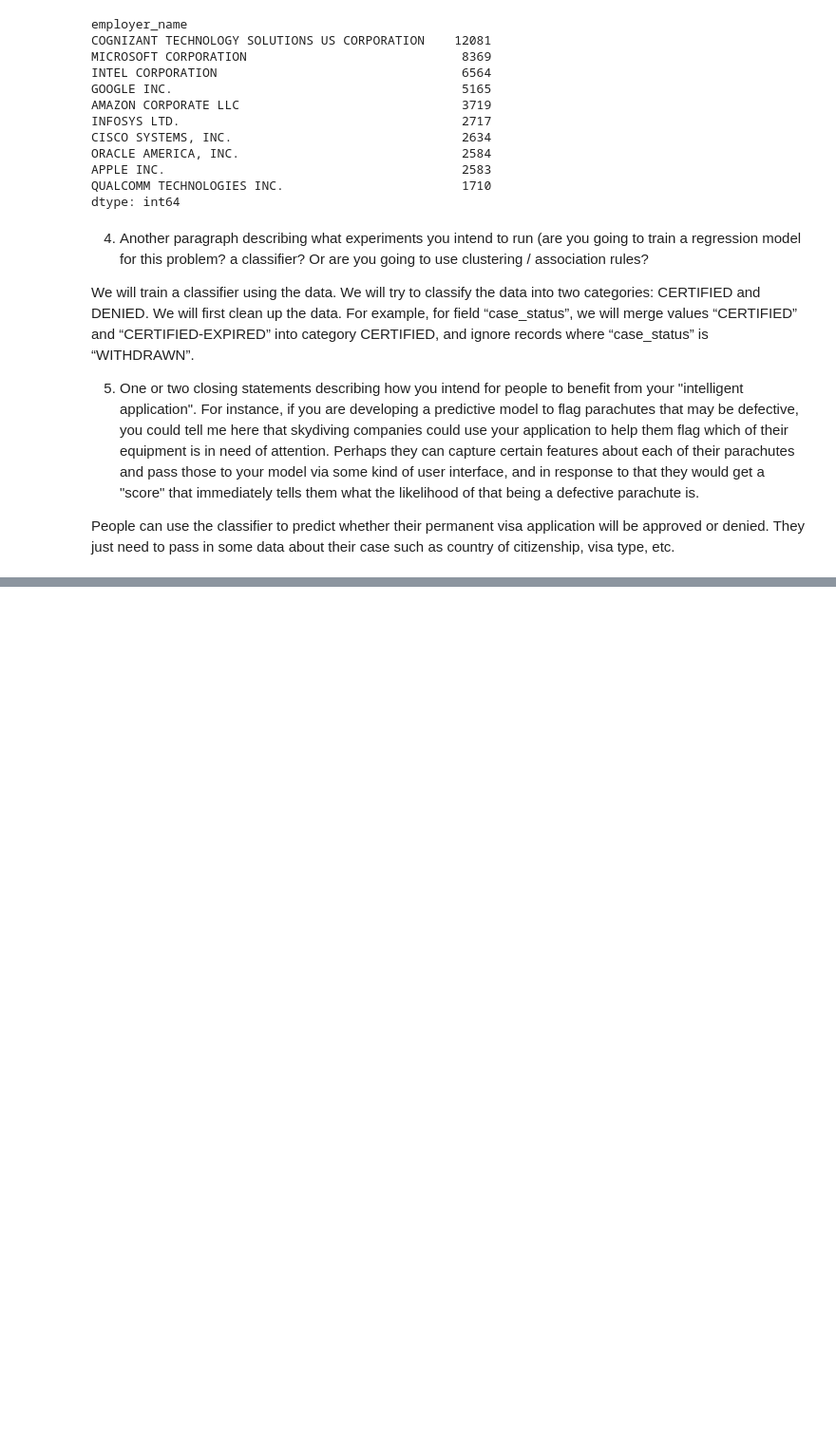
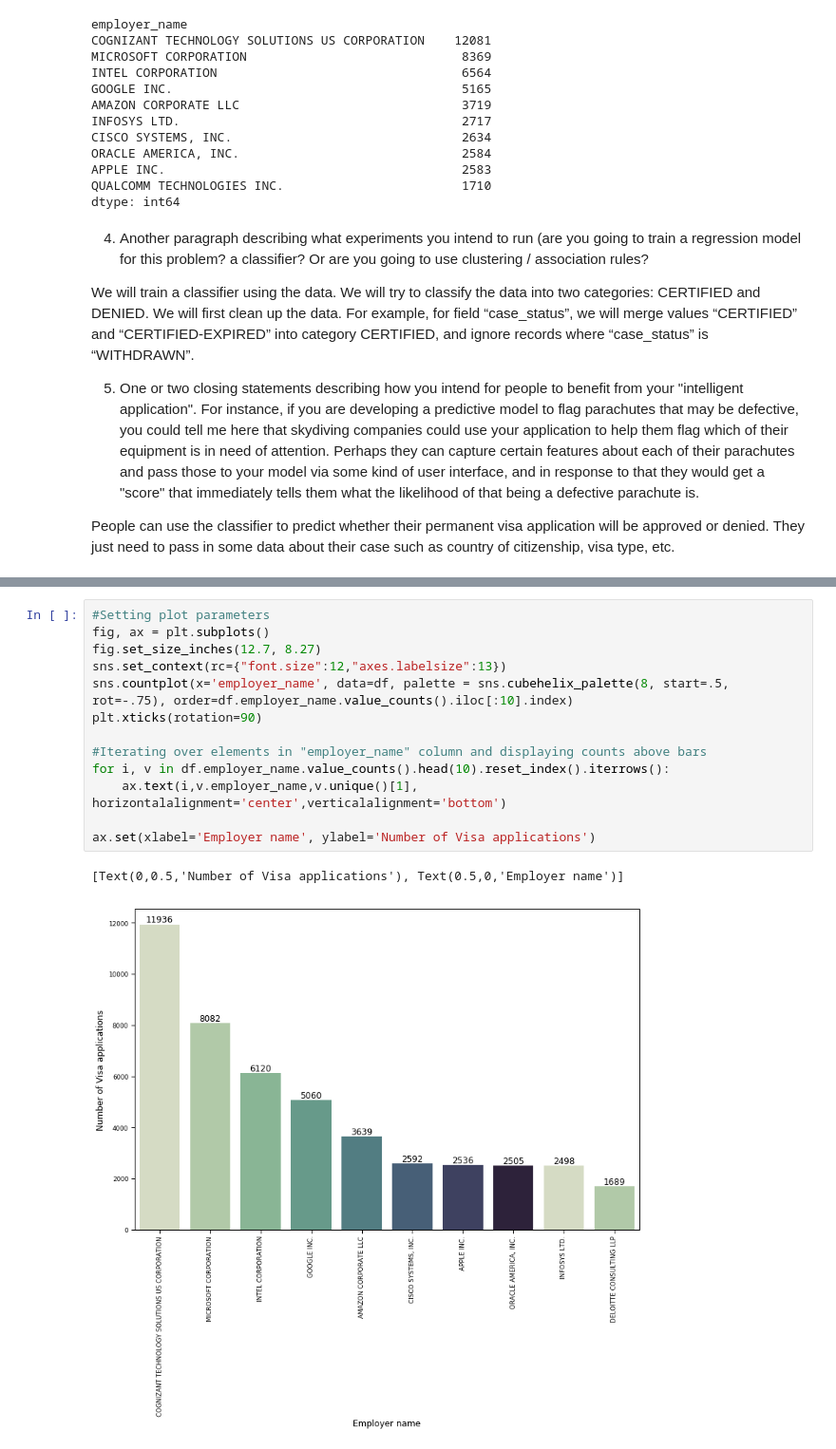
Before and after one commit to dianedanlai/cs7180_team_project, a Jupyter notebook: Project.ipynb, the cells around one changed output, grey strips where cells are left out. Shown at 95% size. Saved outputs shown, nothing was run; the diff lists cells and outputs as text; blank space fills up the shorter version.

```diff
--- a/Project.ipynb
+++ b/Project.ipynb
@@ -130,0 +211,16 @@ People can use the classifier to predict whether their permanent visa applicatio
+# %%
+#Setting plot parameters
+fig, ax = plt.subplots()
+fig.set_size_inches(12.7, 8.27)
+sns.set_context(rc={"font.size":12,"axes.labelsize":13})
+sns.countplot(x='employer_name', data=df, palette = sns.cubehelix_palette(8, start=.5, rot=-.75), order=df.employer_name.value_counts().iloc[:10].index)
+plt.xticks(rotation=90)
+
+#Iterating over elements in "employer_name" column and displaying counts above bars
+for i, v in df.employer_name.value_counts().head(10).reset_index().iterrows():
+    ax.text(i,v.employer_name,v.unique()[1], horizontalalignment='center',verticalalignment='bottom')
+
+ax.set(xlabel='Employer name', ylabel='Number of Visa applications')
+# %% [output]
+[Text(0,0.5,'Number of Visa applications'), Text(0.5,0,'Employer name')]
+[figure, added]
```
Also changed, not shown: parts of 18 cells of this notebook, 2 other files.
